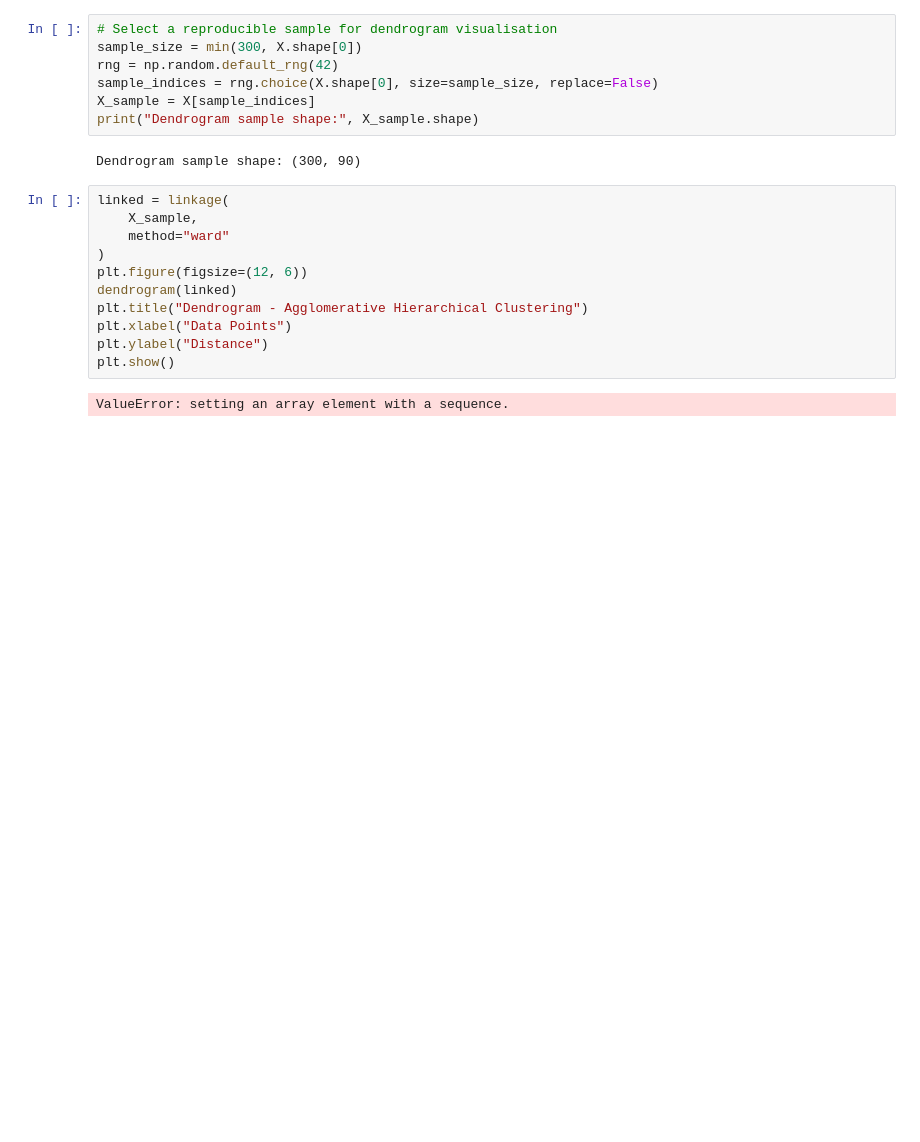
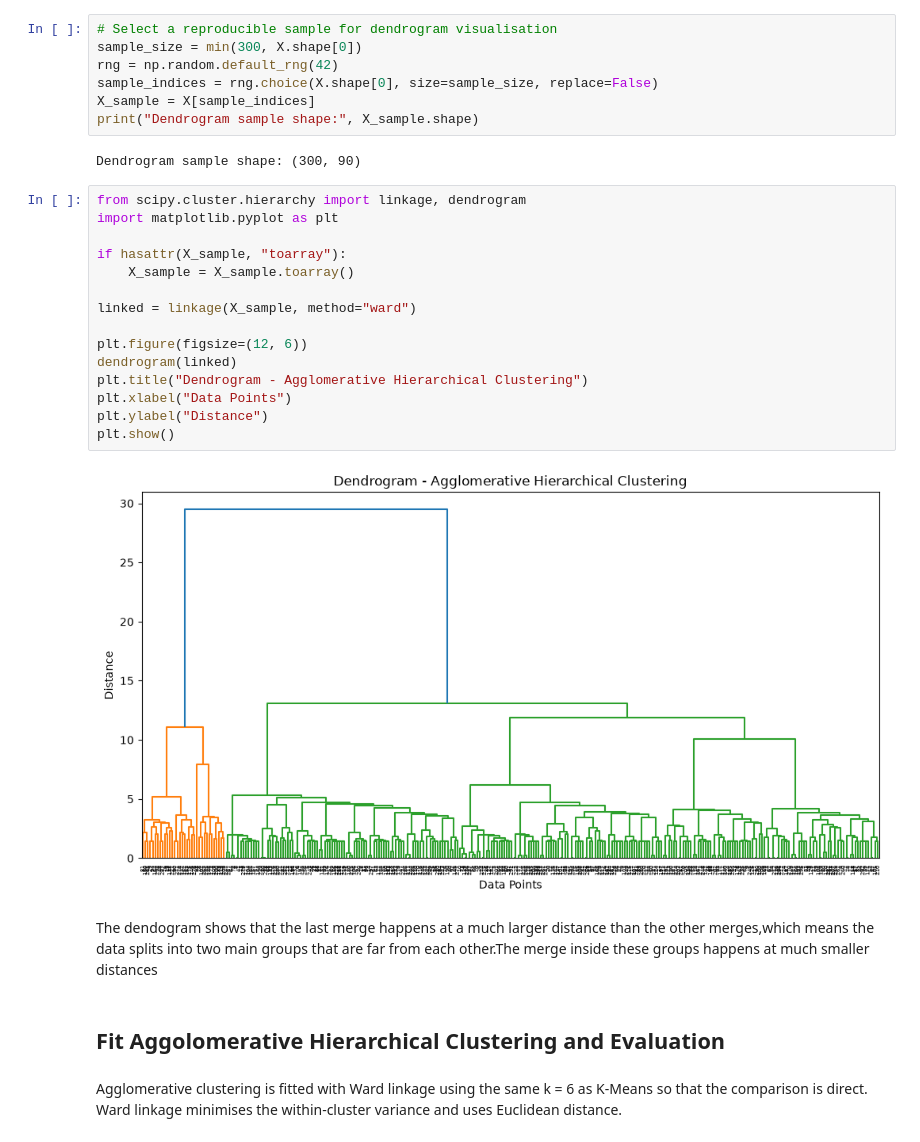
Before and after one commit to nikhilreddybikkam/E-Commerce, a Jupyter notebook: Clustering.ipynb, the cells around one changed output. Saved outputs shown, nothing was run; the diff lists cells and outputs as text; blank space fills up the shorter version.

```diff
--- a/Clustering.ipynb
+++ b/Clustering.ipynb
@@ -298,15 +298,25 @@ print("Dendrogram sample shape:", X_sample.shape)
 # %% [output]
 Dendrogram sample shape: (300, 90)
 # %%
-linked = linkage(
-    X_sample,
-    method="ward"
-)
+from scipy.cluster.hierarchy import linkage, dendrogram
+import matplotlib.pyplot as plt
+
+if hasattr(X_sample, "toarray"):
+    X_sample = X_sample.toarray()
+
+linked = linkage(X_sample, method="ward")
+
 plt.figure(figsize=(12, 6))
 dendrogram(linked)
 plt.title("Dendrogram - Agglomerative Hierarchical Clustering")
 plt.xlabel("Data Points")
 plt.ylabel("Distance")
 plt.show()
 # %% [output]
-ValueError: setting an array element with a sequence.
+[figure, added]
+# %% [markdown]
+The dendogram shows that the last merge happens at a much larger distance than the other merges,which means the data splits into two main groups that are far from each other.The merge inside these groups happens at much smaller distances
+# %% [markdown]
+<h2>Fit Aggolomerative Hierarchical Clustering and Evaluation</h2>
+# %% [markdown]
+Agglomerative clustering is fitted with Ward linkage using the same k = 6 as K-Means so that the comparison is direct. Ward linkage minimises the within-cluster variance and uses Euclidean distance.
```
Also changed, not shown: parts of 2 cells of this notebook.
